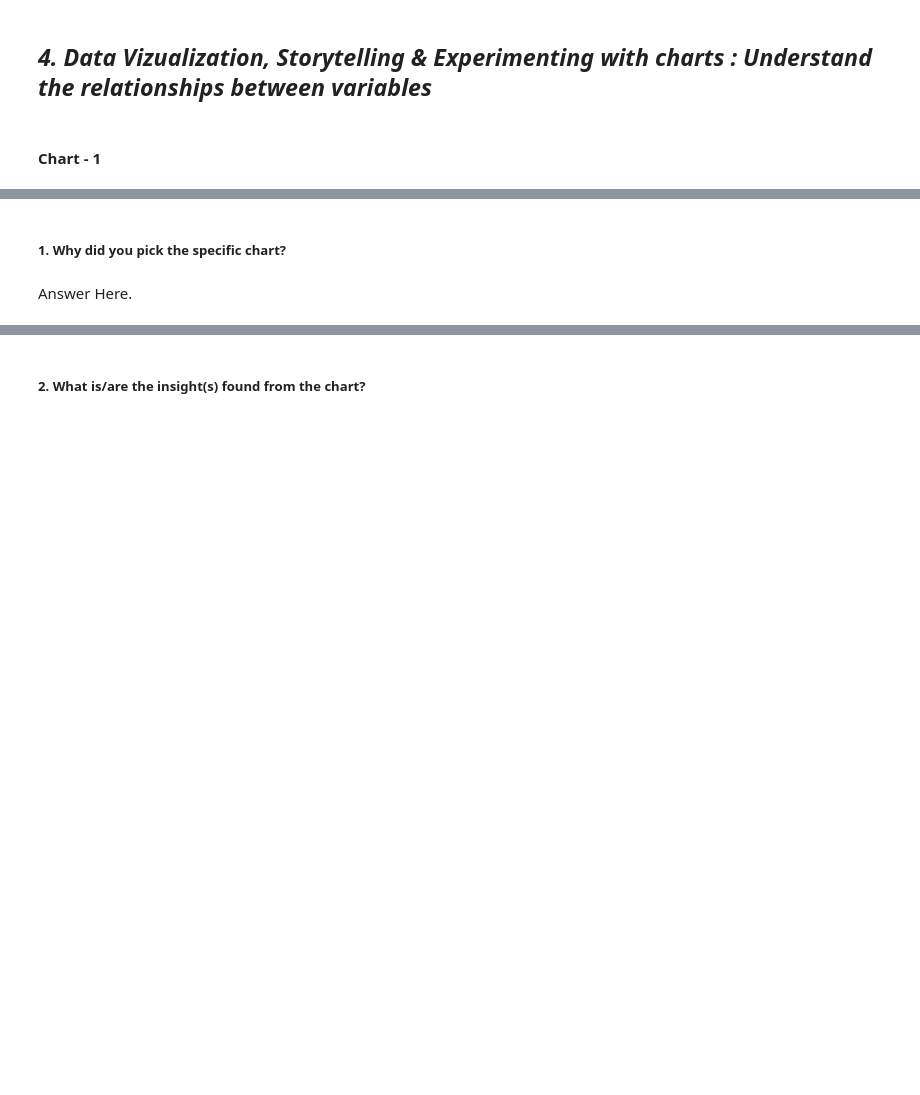
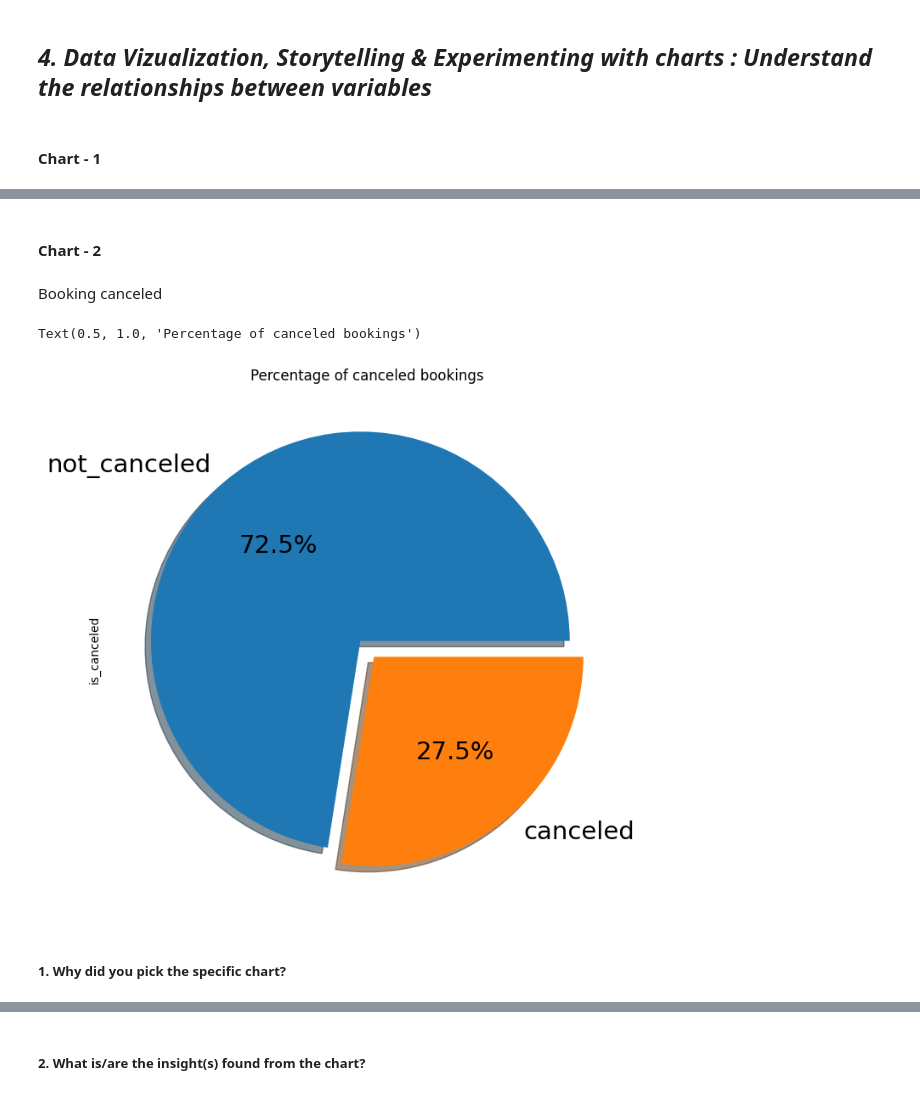
Before and after one commit to lovbundela240/EDA---Hotel-Booking-Analysis_ipynb, a Jupyter notebook: EDA_Hotel_Booking_Analysis.ipynb, the cells around one changed output, grey strips where cells are left out. Cells and saved outputs as stored; diff of their text form; code cells hidden in the pictures; blank space fills up the shorter version.

```diff
--- a/EDA_Hotel_Booking_Analysis.ipynb
+++ b/EDA_Hotel_Booking_Analysis.ipynb
@@ -572,4 +603,15 @@ b) Revenue: We find revenue by multiplying adr & total guest. This column will u
+# %% [markdown]
+#### Chart - 2
+# %% [markdown]
+Booking canceled
+# %%
+# Chart - 2 visualization code
+
+
+hotel_booking_analysis_df['is_canceled'].value_counts().plot.pie(explode=[0.05, 0.05], autopct='%1.1f%%', shadow = True,figsize=(10,8), fontsize=21)
+plt.title('Percentage of canceled bookings')
+# %% [output]
+Text(0.5, 1.0, 'Percentage of canceled bookings')
+[figure, added]
 # %% [markdown]
 ##### 1. Why did you pick the specific chart?
-# %% [markdown]
-Answer Here.
```
Also changed, not shown: parts of 33 cells of this notebook.
